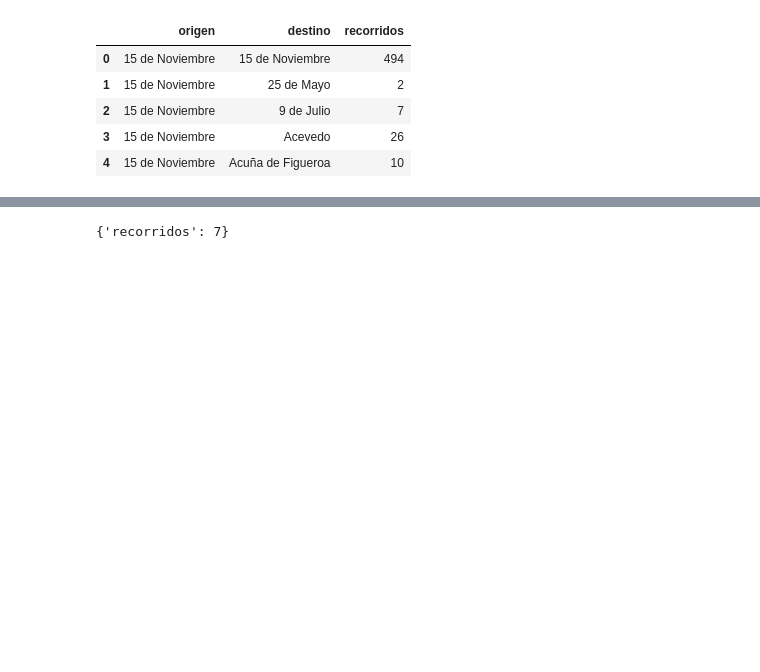
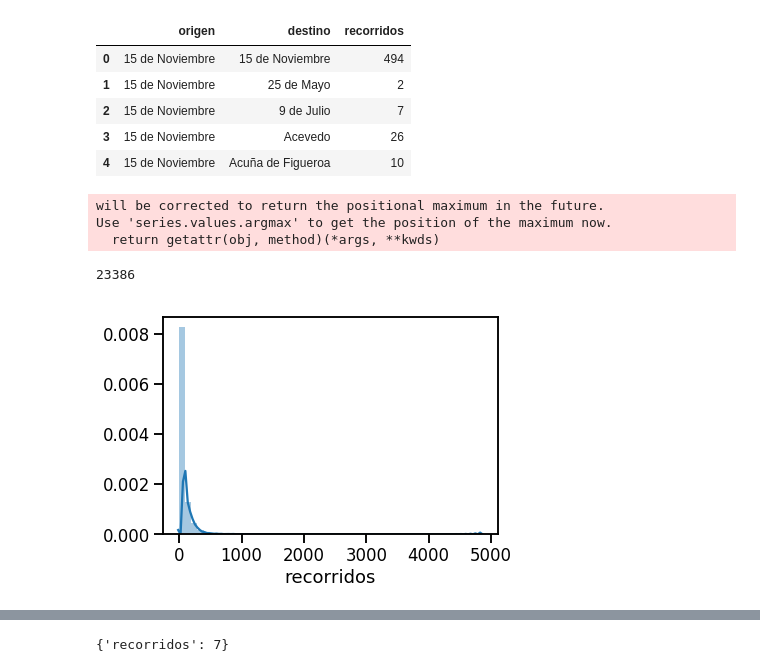
Before and after one commit to billy-mosse/spiderman, a Jupyter notebook: red_bicicletas_networkx_community_detection_martin.ipynb, the cells around one changed output, grey strips where cells are left out. Drawn from its saved outputs; the diff is of its cells as text; code cells hidden in the pictures; blank space fills up the shorter version.

```diff
--- a/red_bicicletas_networkx_community_detection_martin.ipynb
+++ b/red_bicicletas_networkx_community_detection_martin.ipynb
@@ -76,0 +123,12 @@ nx.from_pandas_edgelist()
+# %%
+np.argmax(agrupado1.recorridos)
+# %% [output]
+will be corrected to return the positional maximum in the future.
+Use 'series.values.argmax' to get the position of the maximum now.
+  return getattr(obj, method)(*args, **kwds)
+23386
+# %%
+sns.distplot(agrupado1.recorridos)
+plt.show()
+# %% [output]
+[figure, added]
```
Also changed, not shown: parts of 48 cells of this notebook.
